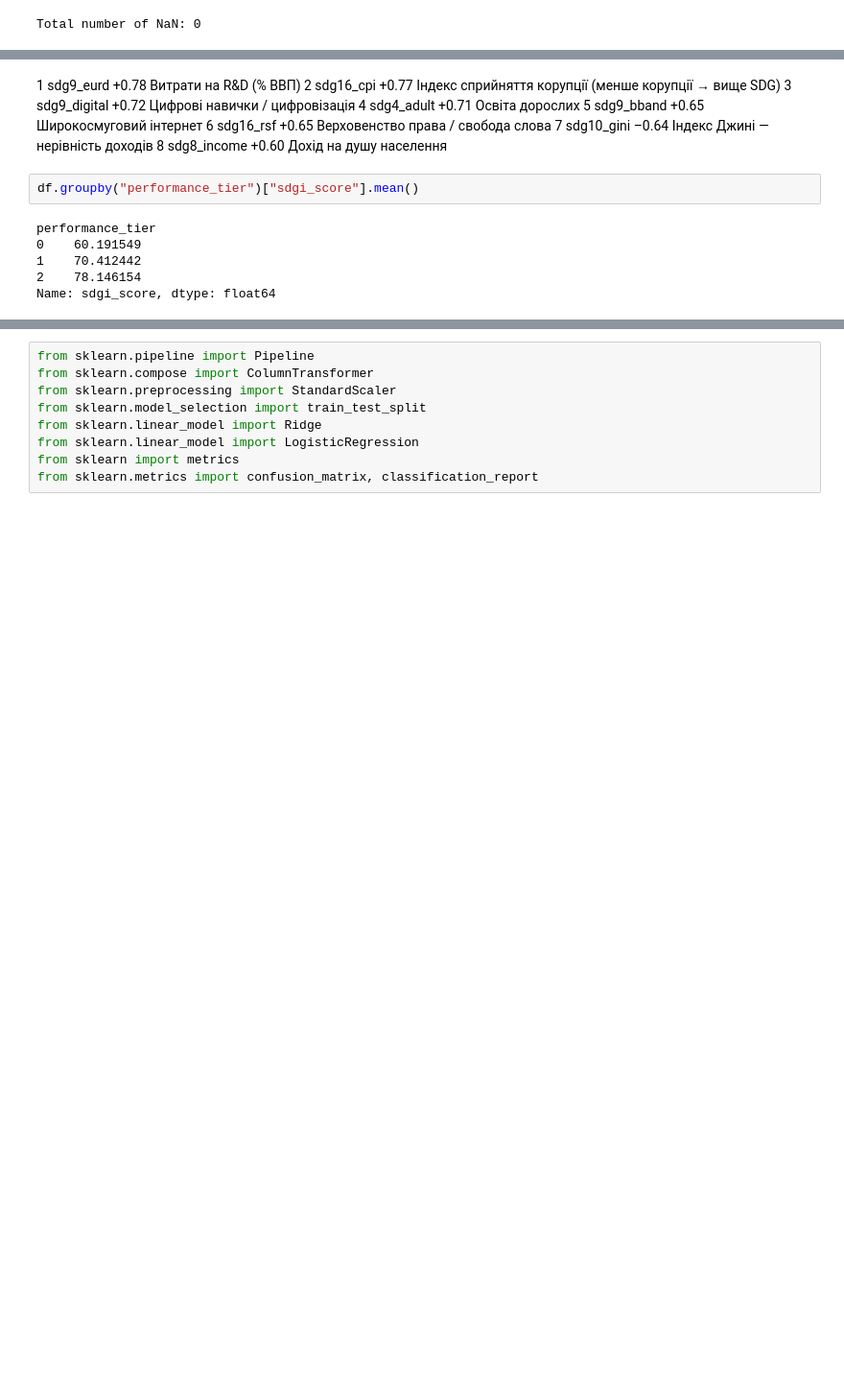
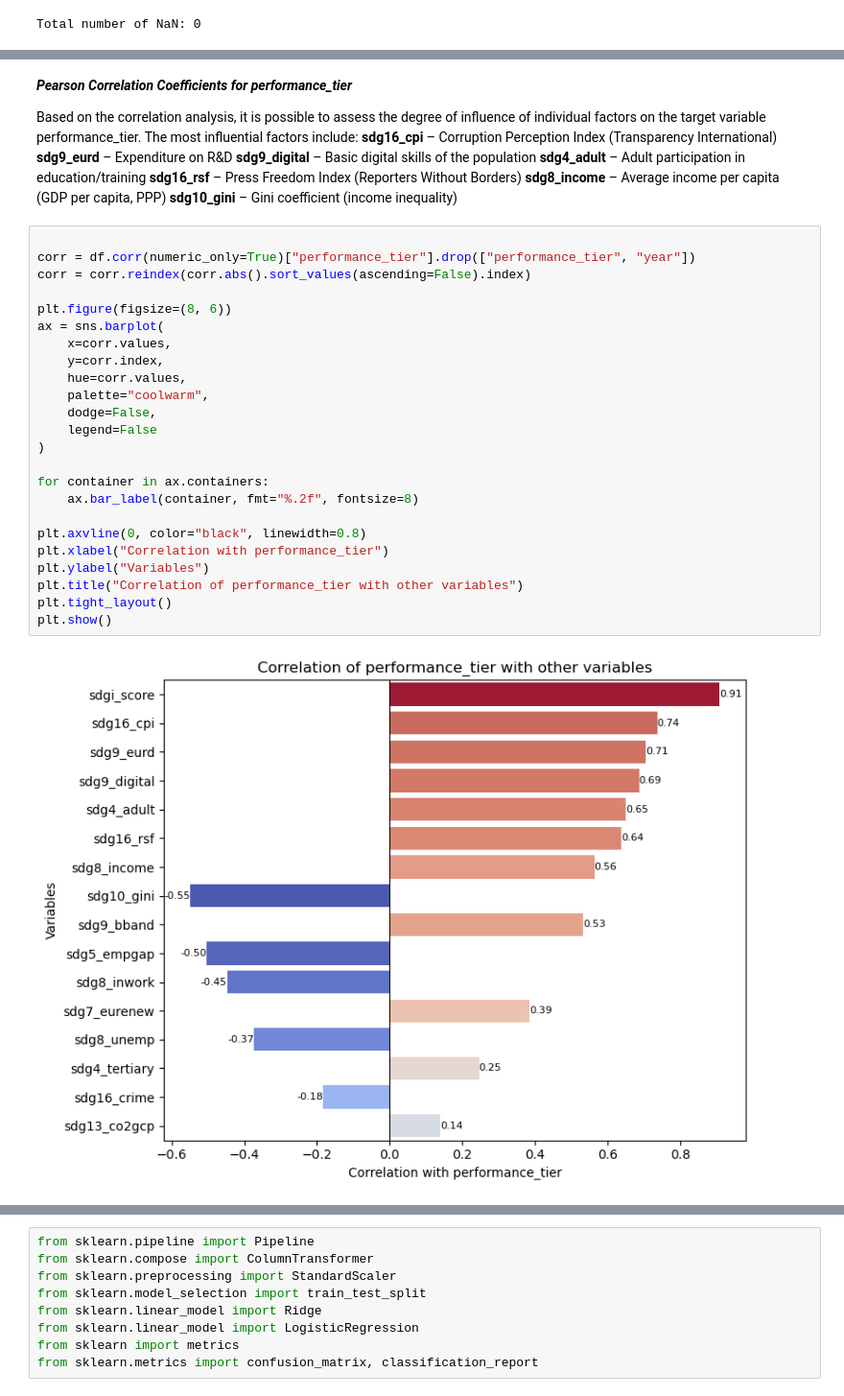
Before and after one commit to LavrenchukV/Classifying-EU-Sustainability-Performance, a Jupyter notebook: SDG_project.ipynb, the cells around one changed output, grey strips where cells are left out. Shown: that part at 96% size. Saved outputs shown, nothing was run; the diff lists cells and outputs as text; blank space fills up the shorter version.

Commit message:
Correlation

```diff
--- a/SDG_project.ipynb
+++ b/SDG_project.ipynb
@@ -249,17 +291,40 @@ plt.show()
 # %% [markdown]
-1	sdg9_eurd	+0.78	Витрати на R&D (% ВВП)
-2	sdg16_cpi	+0.77	Індекс сприйняття корупції (менше корупції → вище SDG)
-3	sdg9_digital	+0.72	Цифрові навички / цифровізація
-4	sdg4_adult	+0.71	Освіта дорослих
-5	sdg9_bband	+0.65	Широкосмуговий інтернет
-6	sdg16_rsf	+0.65	Верховенство права / свобода слова
-7	sdg10_gini	–0.64	Індекс Джині — нерівність доходів
-8	sdg8_income	+0.60	Дохід на душу населення
+
+
+<b> <i> Pearson Correlation Coefficients for performance_tier </i></b></br>
+
+Based on the correlation analysis, it is possible to assess the degree of influence of individual factors on the target variable performance_tier.
+The most influential factors include:</br>
+<b>sdg16_cpi</b> – Corruption Perception Index (Transparency International)</br>
+<b>sdg9_eurd</b> – Expenditure on R&D</br>
+<b>sdg9_digital</b> – Basic digital skills of the population</br>
+<b>sdg4_adult</b> – Adult participation in education/training</br>
+<b>sdg16_rsf</b> – Press Freedom Index (Reporters Without Borders)</br>
+<b>sdg8_income</b> – Average income per capita (GDP per capita, PPP)</br>
+<b>sdg10_gini</b> – Gini coefficient (income inequality)</br>
-# %%
-df.groupby("performance_tier")["sdgi_score"].mean()
-# %% [output]
-performance_tier
-0    60.191549
-1    70.412442
-2    78.146154
-Name: sdgi_score, dtype: float64
+# %%
+
+corr = df.corr(numeric_only=True)["performance_tier"].drop(["performance_tier", "year"])
+corr = corr.reindex(corr.abs().sort_values(ascending=False).index)
+
+plt.figure(figsize=(8, 6))
+ax = sns.barplot(
+    x=corr.values,
+    y=corr.index,
+    hue=corr.values,
+    palette="coolwarm",
+    dodge=False,
+    legend=False
+)
+
+for container in ax.containers:
+    ax.bar_label(container, fmt="%.2f", fontsize=8)
+
+plt.axvline(0, color="black", linewidth=0.8)
+plt.xlabel("Correlation with performance_tier")
+plt.ylabel("Variables")
+plt.title("Correlation of performance_tier with other variables")
+plt.tight_layout()
+plt.show()
+# %% [output]
+[figure, added]
```
Also changed, not shown: parts of 14 cells of this notebook.
